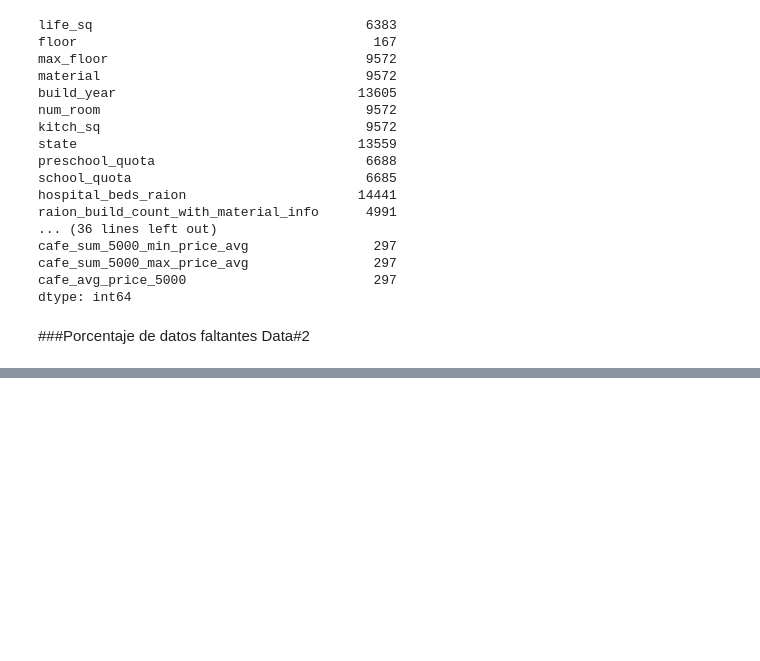
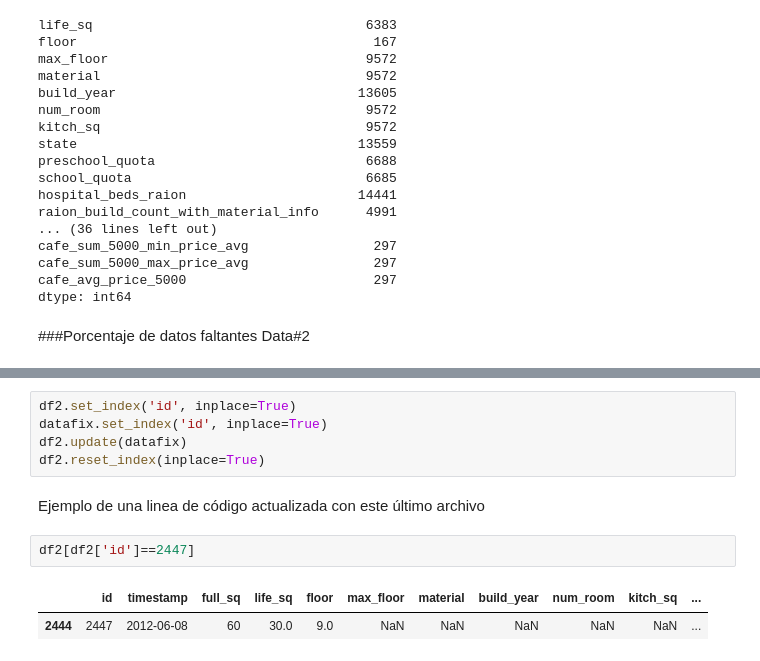
Before and after one commit to jadercaro/Mercado-inmobiliario-ruso-de-Sberbank, a Jupyter notebook: 01_Exploración_de_datos.ipynb, the cells around one changed output, grey strips where cells are left out. Drawn from its saved outputs; the diff is of its cells as text; blank space fills up the shorter version.

```diff
--- a/01_Exploración_de_datos.ipynb
+++ b/01_Exploración_de_datos.ipynb
@@ -153,0 +183,12 @@ msno.bar(df2)
+# %%
+df2.set_index('id', inplace=True)
+datafix.set_index('id', inplace=True)
+df2.update(datafix)
+df2.reset_index(inplace=True)
+# %% [markdown]
+Ejemplo de una linea de código actualizada con este último archivo
+# %%
+df2[df2['id']==2447]
+# %% [output]
+|  | id | timestamp | full_sq | life_sq | floor | max_floor | material | build_year | num_room | kitch_sq | ... |
+| 2444 | 2447 | 2012-06-08 | 60 | 30.0 | 9.0 | NaN | NaN | NaN | NaN | NaN | ... |
```
Also changed, not shown: parts of 9 cells of this notebook.
